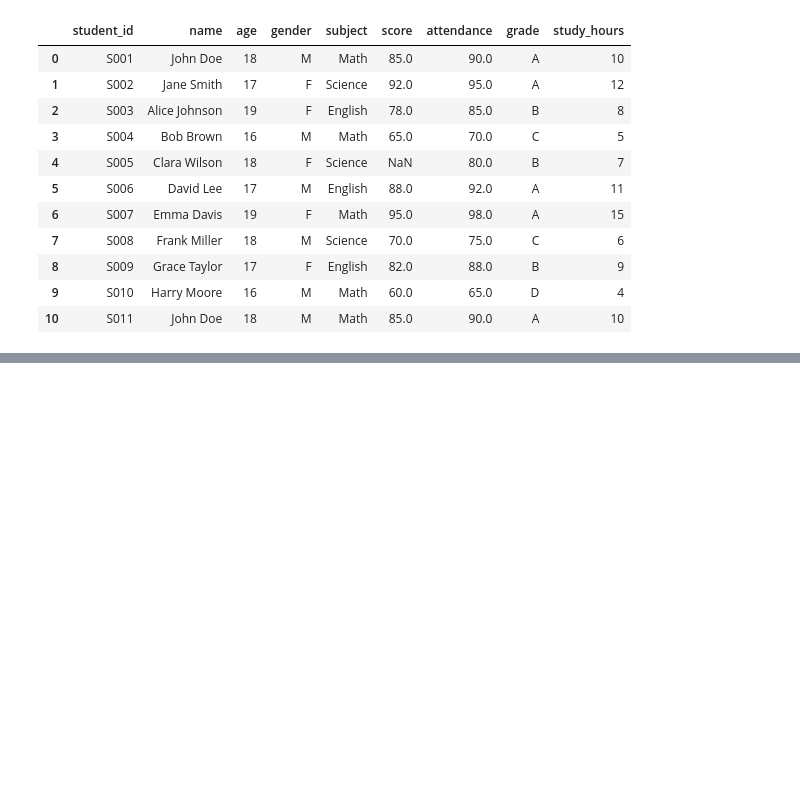
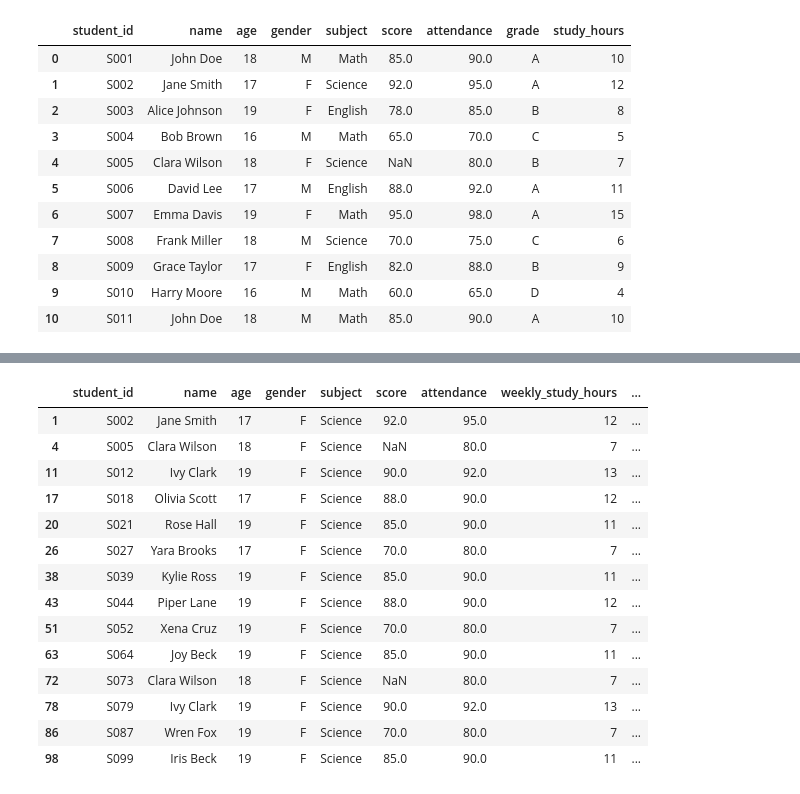
Before and after one commit to parshant44/python-learning, a Jupyter notebook: pandas question prc.2.ipynb, the cells around one changed output, grey strips where cells are left out. Saved outputs shown, nothing was run; the diff lists cells and outputs as text; code cells hidden in the pictures; blank space fills up the shorter version.

```diff
--- a/pandas question prc.2.ipynb
+++ b/pandas question prc.2.ipynb
@@ -7,0 +72,3 @@ df=pd.DataFrame(data)
+# %%
+df.columns = df.columns.str.strip().str.lower().str.replace(' ', '_')
+df
@@ -7,0 +89,3 @@ df=pd.DataFrame(data)
+# %%
+df['grade'] = df['grade'].str.title().str.strip()
+df
@@ -49,0 +164,4 @@ AttributeError: 'NoneType' object has no attribute 'rename'
+# %%
+# 5. Add a new column `score_percentage` by dividing `score` by 100.
+df['score_percentage'] = df['score'] / 100
+df
@@ -49,0 +182,4 @@ AttributeError: 'NoneType' object has no attribute 'rename'
+# %%
+#  6. Delete the `grade` column from the DataFrame.
+df=df.drop(columns=['grade'])
+df
@@ -49,0 +200,20 @@ AttributeError: 'NoneType' object has no attribute 'rename'
+# %%
+#  7. Use `loc` to select rows where `gender` is 'F' and `subject` is 'Science'.
+p = df.loc[(df['gender'] == 'F') & (df['subject'] == 'Science')]
+p
+# %% [output]
+|  | student_id | name | age | gender | subject | score | attendance | weekly_study_hours | ... |
+| 1 | S002 | Jane Smith | 17 | F | Science | 92.0 | 95.0 | 12 | ... |
+| 4 | S005 | Clara Wilson | 18 | F | Science | NaN | 80.0 | 7 | ... |
+| 11 | S012 | Ivy Clark | 19 | F | Science | 90.0 | 92.0 | 13 | ... |
+| 17 | S018 | Olivia Scott | 17 | F | Science | 88.0 | 90.0 | 12 | ... |
+| 20 | S021 | Rose Hall | 19 | F | Science | 85.0 | 90.0 | 11 | ... |
+| 26 | S027 | Yara Brooks | 17 | F | Science | 70.0 | 80.0 | 7 | ... |
+| 38 | S039 | Kylie Ross | 19 | F | Science | 85.0 | 90.0 | 11 | ... |
+| 43 | S044 | Piper Lane | 19 | F | Science | 88.0 | 90.0 | 12 | ... |
+| 51 | S052 | Xena Cruz | 19 | F | Science | 70.0 | 80.0 | 7 | ... |
+| 63 | S064 | Joy Beck | 19 | F | Science | 85.0 | 90.0 | 11 | ... |
+| 72 | S073 | Clara Wilson | 18 | F | Science | NaN | 80.0 | 7 | ... |
+| 78 | S079 | Ivy Clark | 19 | F | Science | 90.0 | 92.0 | 13 | ... |
+| 86 | S087 | Wren Fox | 19 | F | Science | 70.0 | 80.0 | 7 | ... |
+| 98 | S099 | Iris Beck | 19 | F | Science | 85.0 | 90.0 | 11 | ... |
```
Also changed, not shown: parts of 53 cells of this notebook, 4 other files.
